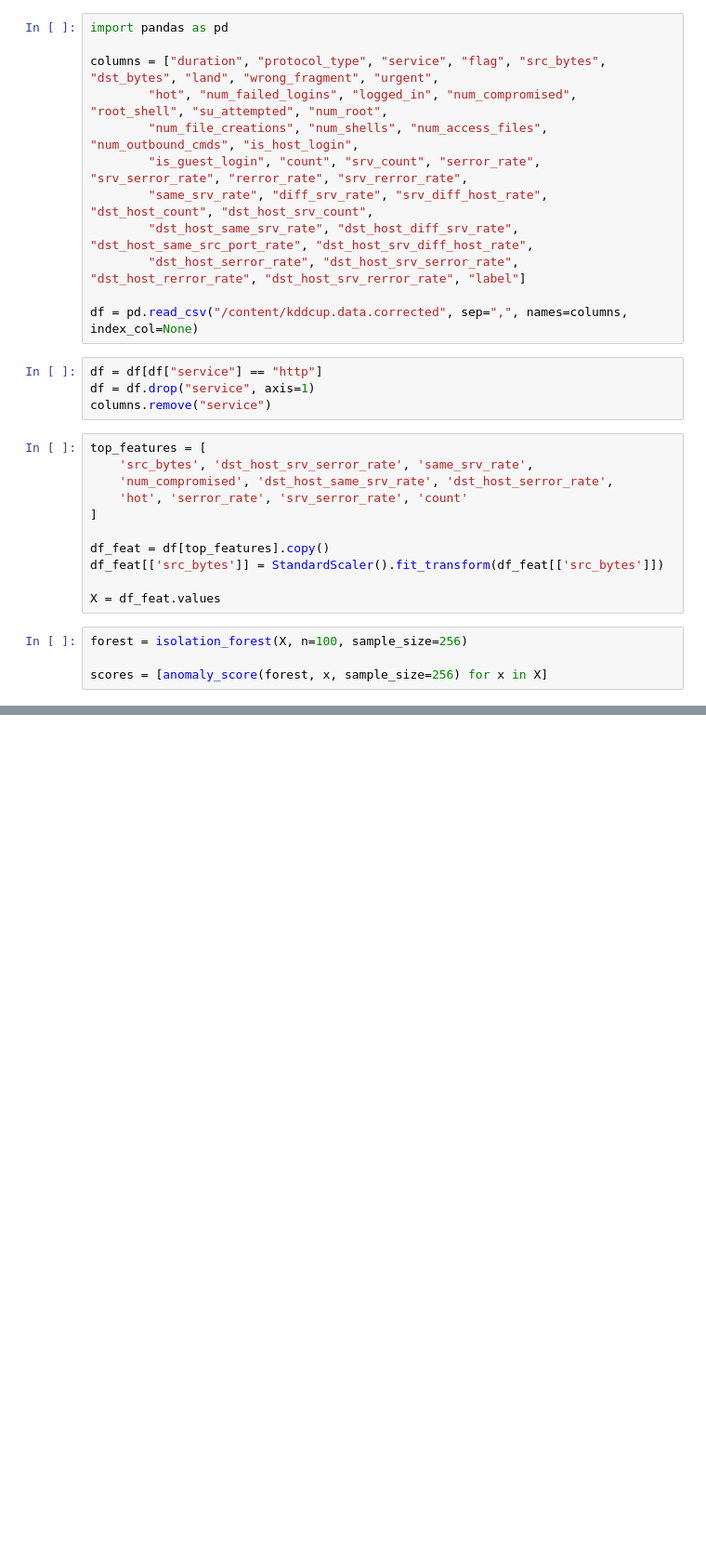
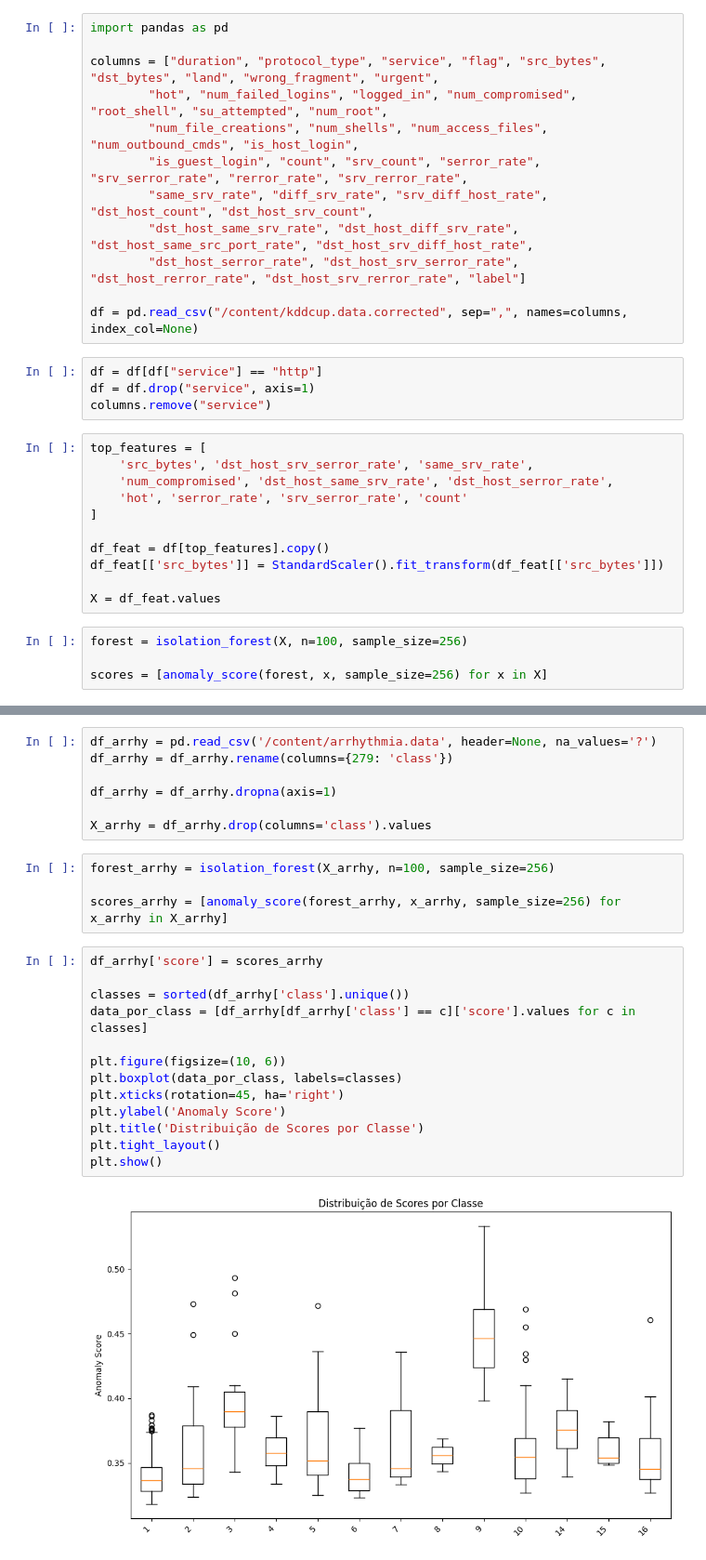
Before and after one commit to heigetter/Isolation_Tree, a Jupyter notebook: Isolation_Forest.ipynb, the cells around one changed output, grey strips where cells are left out. Shown at 93% size. Saved outputs shown, nothing was run; the diff lists cells and outputs as text; blank space fills up the shorter version.

```diff
--- a/Isolation_Forest.ipynb
+++ b/Isolation_Forest.ipynb
@@ -143,0 +159,26 @@ Percentil 5%: Precision=0.151, Recall=0.998, F1=0.263
+# %%
+df_arrhy = pd.read_csv('/content/arrhythmia.data', header=None, na_values='?')
+df_arrhy = df_arrhy.rename(columns={279: 'class'})
+
+df_arrhy = df_arrhy.dropna(axis=1)
+
+X_arrhy = df_arrhy.drop(columns='class').values
+# %%
+forest_arrhy = isolation_forest(X_arrhy, n=100, sample_size=256)
+
+scores_arrhy = [anomaly_score(forest_arrhy, x_arrhy, sample_size=256) for x_arrhy in X_arrhy]
+# %%
+df_arrhy['score'] = scores_arrhy
+
+classes = sorted(df_arrhy['class'].unique())
+data_por_class = [df_arrhy[df_arrhy['class'] == c]['score'].values for c in classes]
+
+plt.figure(figsize=(10, 6))
+plt.boxplot(data_por_class, labels=classes)
+plt.xticks(rotation=45, ha='right')
+plt.ylabel('Anomaly Score')
+plt.title('Distribuição de Scores por Classe')
+plt.tight_layout()
+plt.show()
+# %% [output]
+[figure, added]
```
Also changed, not shown: parts of 26 cells of this notebook.
